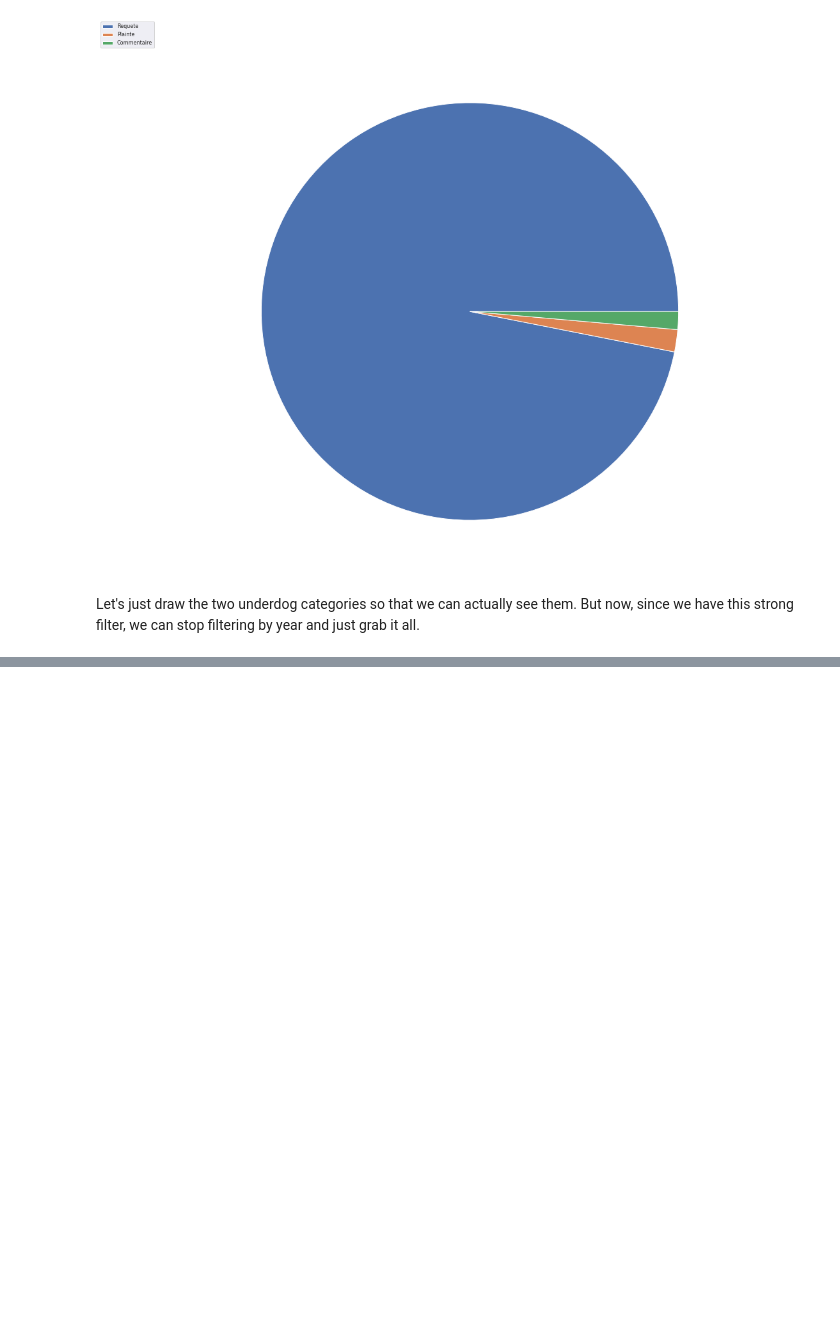
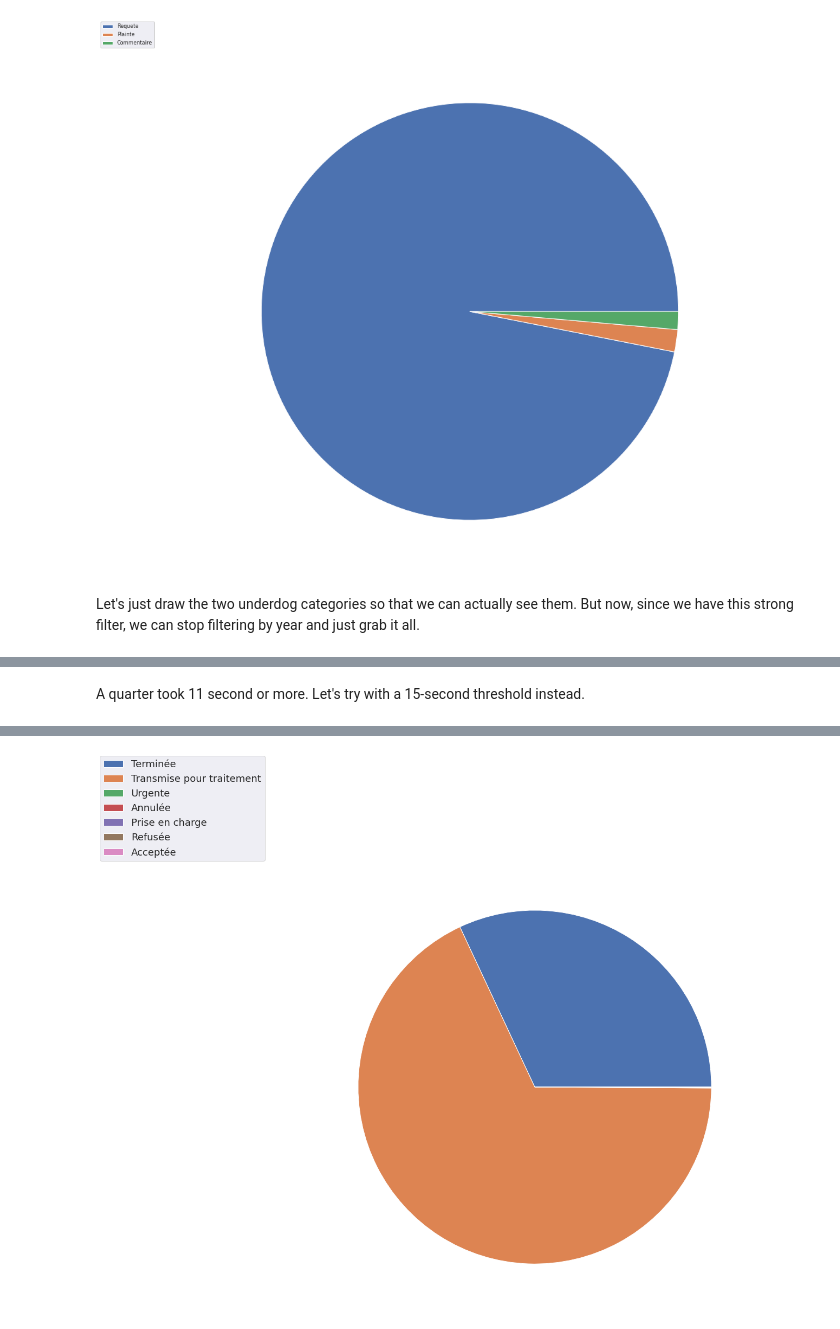
Before and after one commit to satuelisa/Requetes311, a Jupyter notebook: Statistics.ipynb, the cells around one changed output, grey strips where cells are left out. Cells and saved outputs as stored; diff of their text form; code cells hidden in the pictures; blank space fills up the shorter version.

```diff
--- a/Statistics.ipynb
+++ b/Statistics.ipynb
@@ -337,0 +421,14 @@ When the histogram is just one fat bar, it is because there is only one value in
+# %% [markdown]
+A quarter took 11 second or more. Let's try with a 15-second threshold instead.
+# %%
+instant = status.loc[ status.duration < timedelta(seconds = 15) ]
+print(instant.shape)
+c = Counter(instant['DERNIER_STATUT'])
+plt.rcParams['figure.figsize'] = [ 20, 15 ] # bigger plots
+font = { 'size'   : 20 } # bigger font
+plt.rc('font', **font)
+patches, texts = plt.pie(c.values())
+plt.legend(patches, c.keys(), loc = 'lower right',
+           bbox_to_anchor = (-0.1, 1.), fontsize = 18)
+print(instant.duration.describe())
+# %% [output]
@@ -337,0 +445 @@ When the histogram is just one fat bar, it is because there is only one value in
+[figure, added]
```
Also changed, not shown: parts of 35 cells of this notebook, 1 other file.
